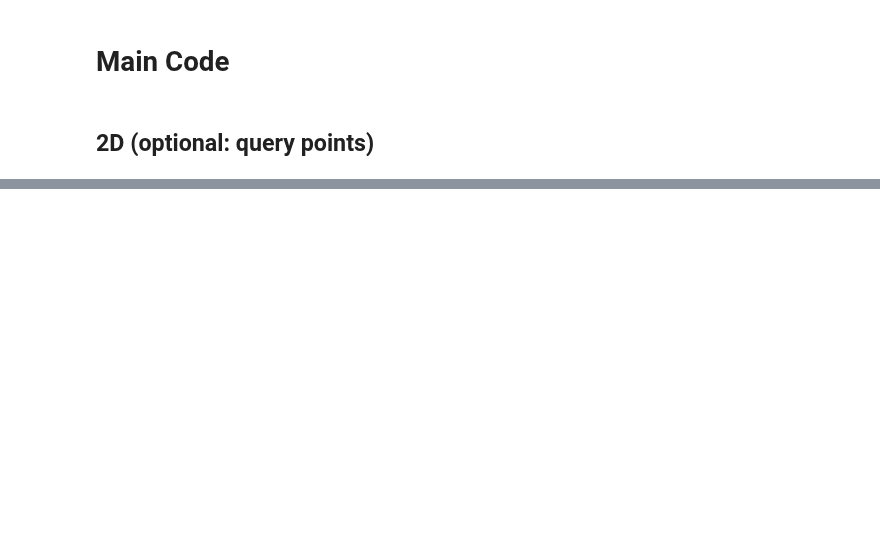
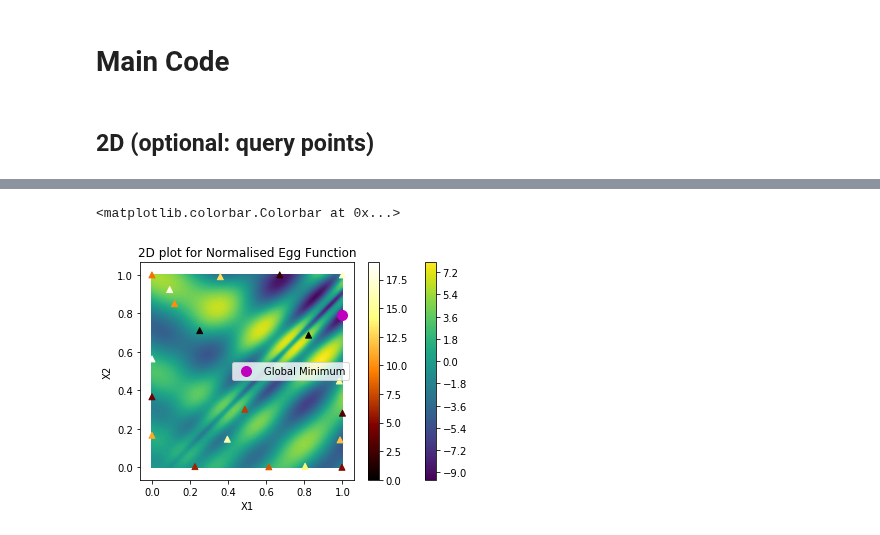
Before and after one commit to jamjs98764/Parallel-Bayesian-Optimisation, a Jupyter notebook: FITBO_GPy-FITBOMM_only/Benchmark Functions.ipynb, the cells around one changed output, grey strips where cells are left out. Saved outputs shown, nothing was run; the diff lists cells and outputs as text; code cells hidden in the pictures; blank space fills up the shorter version.

```diff
--- a/FITBO_GPy-FITBOMM_only/Benchmark Functions.ipynb
+++ b/FITBO_GPy-FITBOMM_only/Benchmark Functions.ipynb
@@ -89,0 +149,32 @@ plot_contour_2d("egg")
+# %%
+selected_func = "egg"
+x_min = min_x_dict[selected_func]
+func = funcs[selected_func]
+
+x1 = np.linspace(0.0, 1.0, 100)
+x2 = np.linspace(0.0, 1.0, 100)
+X1, X2 = np.meshgrid(x1, x2)
+X = np.hstack((X1.reshape(100*100,1),X2.reshape(100*100,1)))
+Y = func(X)
+
+plt.figure()
+plt.contourf(X1, X2, Y.reshape((100,100)),100)
+if (len(x_min)>1):
+    plt.plot(np.array(x_min)[:,0], np.array(x_min)[:,1], 'm.', markersize=20, label='Global Minimums')
+else:
+    plt.plot(x_min[0][0], x_min[0][1], 'm.', markersize=20, label='Global Minimum')
+plt.legend()
+plt.colorbar()
+plt.xlabel('X1')
+plt.ylabel('X2')
+plt.title(graph_title[selected_func])
+
+no_queries = 20
+lons = past_x[:no_queries,0]
+lats = past_x[:no_queries,1]
+vals = np.arange(lons.shape[0])
+plt.scatter(lons, lats, marker = '^', c=vals, cmap='afmhot', )
+plt.colorbar()
+# %% [output]
+<matplotlib.colorbar.Colorbar at 0x...>
+[figure, added]
```
Also changed, not shown: parts of 8 cells of this notebook, 6 other files.
